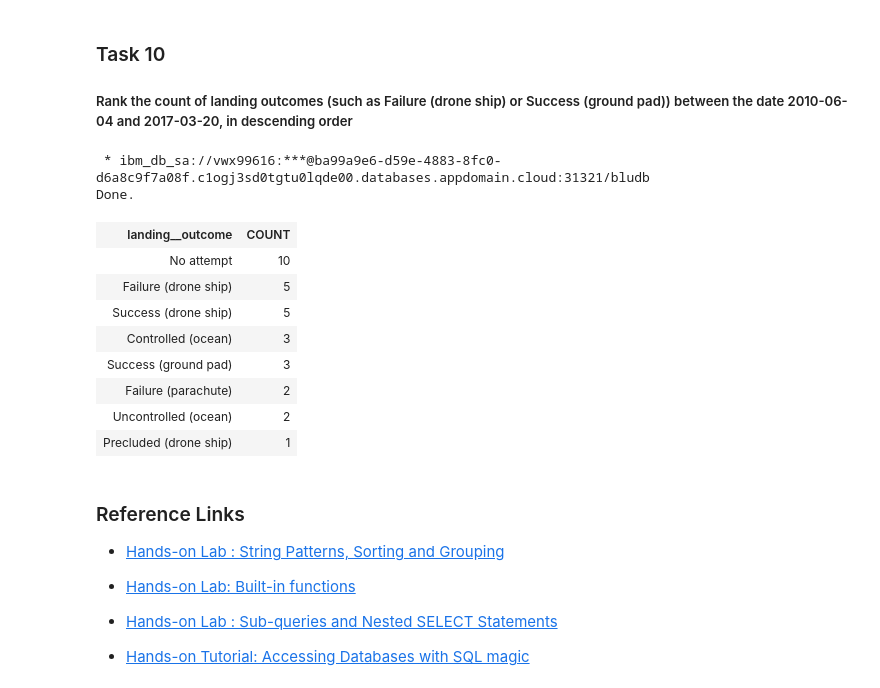
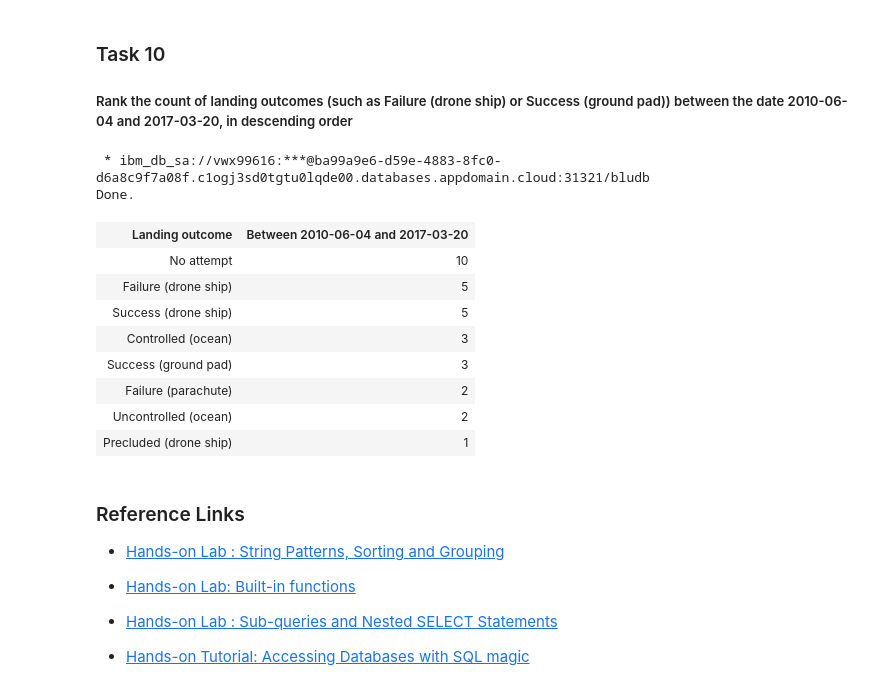
Before and after one commit to lurv1209/Applied-Data-Science-Capstone, a Jupyter notebook: EDA with SQL.ipynb, the cells around one changed output. Cells and saved outputs as stored; diff of their text form; code cells hidden in the pictures.

```diff
--- a/EDA with SQL.ipynb
+++ b/EDA with SQL.ipynb
@@ -278,14 +298,14 @@ Done.
 ##### Rank the count of landing outcomes (such as Failure (drone ship) or Success (ground pad)) between the date 2010-06-04 and 2017-03-20, in descending order
 # %%
 %%sql
-SELECT "LANDING__OUTCOME", COUNT("LANDING__OUTCOME") as Count FROM SPACEXDATASET
+SELECT "LANDING__OUTCOME" as "Landing outcome", COUNT("LANDING__OUTCOME") as "Between 2010-06-04 and 2017-03-20" FROM SPACEXDATASET
 WHERE "DATE" between '2010-06-04' and '2017-03-20'
 GROUP BY "LANDING__OUTCOME"
 ORDER BY COUNT("LANDING__OUTCOME") DESC;
 # %% [output]
  * ibm_db_sa://vwx99616:***@ba99a9e6-d59e-4883-8fc0-d6a8c9f7a08f.c1ogj3sd0tgtu0lqde00.databases.appdomain.cloud:31321/bludb
 Done.
-| landing__outcome | COUNT |
+| Landing outcome | Between 2010-06-04 and 2017-03-20 |
 | No attempt | 10 |
 | Failure (drone ship) | 5 |
 | Success (drone ship) | 5 |
```
Also changed, not shown: parts of 12 cells of this notebook.
